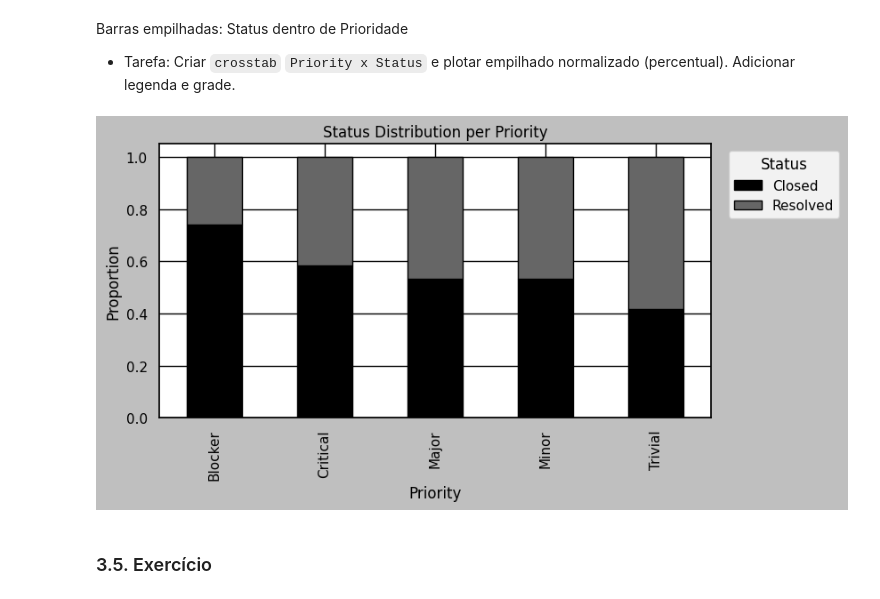
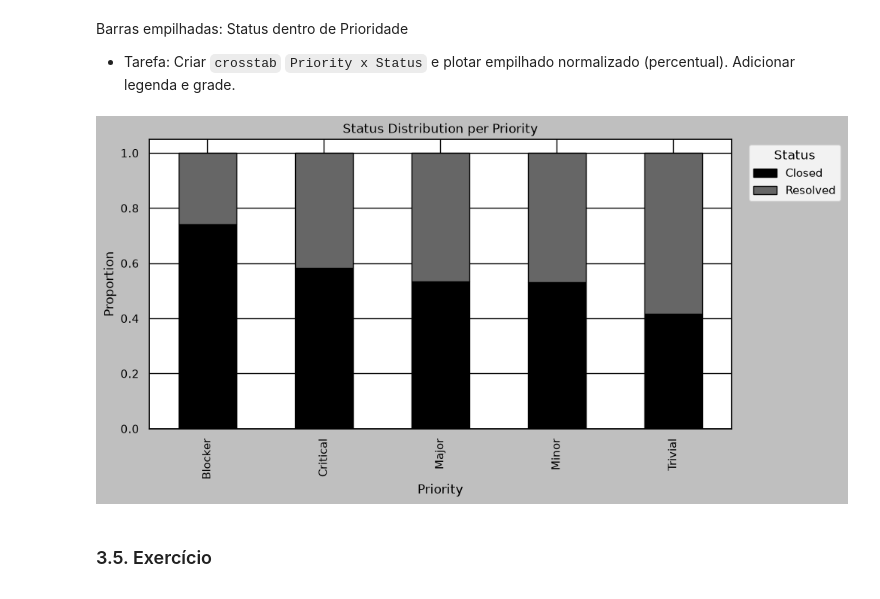
Before and after one commit to Somutt/revisao_py, a Jupyter notebook: 01_python_fundamentals/module06.ipynb, the cells around one changed output. Saved outputs shown, nothing was run; the diff lists cells and outputs as text; code cells hidden in the pictures.

```diff
--- a/01_python_fundamentals/module06.ipynb
+++ b/01_python_fundamentals/module06.ipynb
@@ -878,15 +881,16 @@ plt.show()
 # %% [markdown]
 Barras empilhadas: Status dentro de Prioridade
 - Tarefa: Criar `crosstab` `Priority x Status` e plotar empilhado normalizado (percentual). Adicionar legenda e grade.
-# %%
-tab = pd.crosstab(bug_fix_dataset['Priority'].fillna('Unknown'), bug_fix_dataset['Status'].fillna('Unknown'), normalize='index')
-ax = tab.plot.bar(stacked=True, figsize=(8,4))
-ax.set_title('Status Distribution per Priority')
-ax.set_ylabel('Proportion')
-ax.legend(title='Status', bbox_to_anchor=(1.02, 1), loc='upper left')
-plt.show()
-# %% [output]
-[figure, removed]
+# %%
+tab = pd.crosstab(bug_fix_ds['Priority'].fillna('Unknown'), bug_fix_ds['Status'].fillna('Unknown'), normalize='index')
+ax = tab.plot.bar(stacked=True, figsize=(10, 5))
+ax.set_title('Status Distribution per Priority')
+ax.set_ylabel('Proportion')
+ax.legend(title='Status', bbox_to_anchor=(1.02, 1), loc='upper left')
+
+plt.show()
+# %% [output]
+[figure, added]
 # %% [markdown]
 ### 3.5. Exercício
 # %% [markdown]
```
Also changed, not shown: parts of 38 cells of this notebook.
